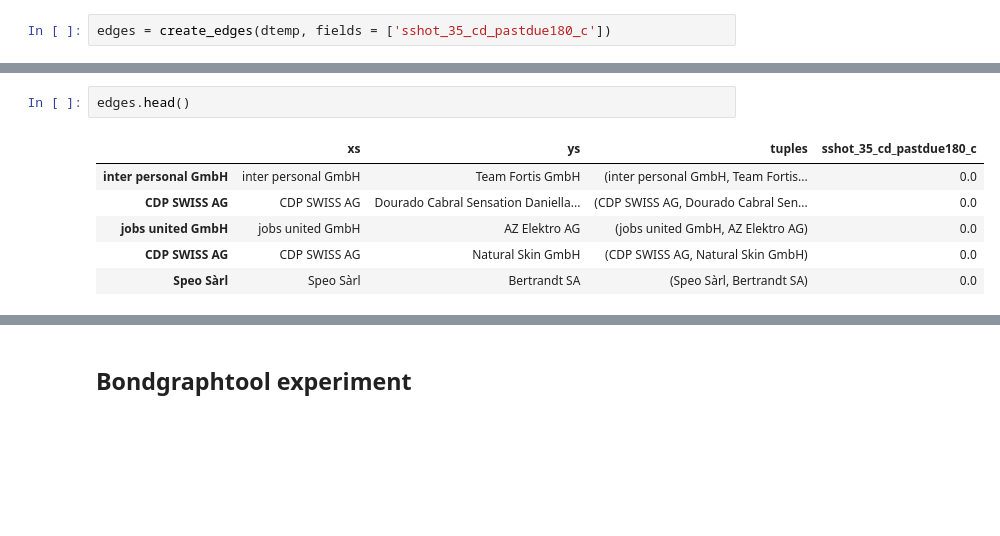
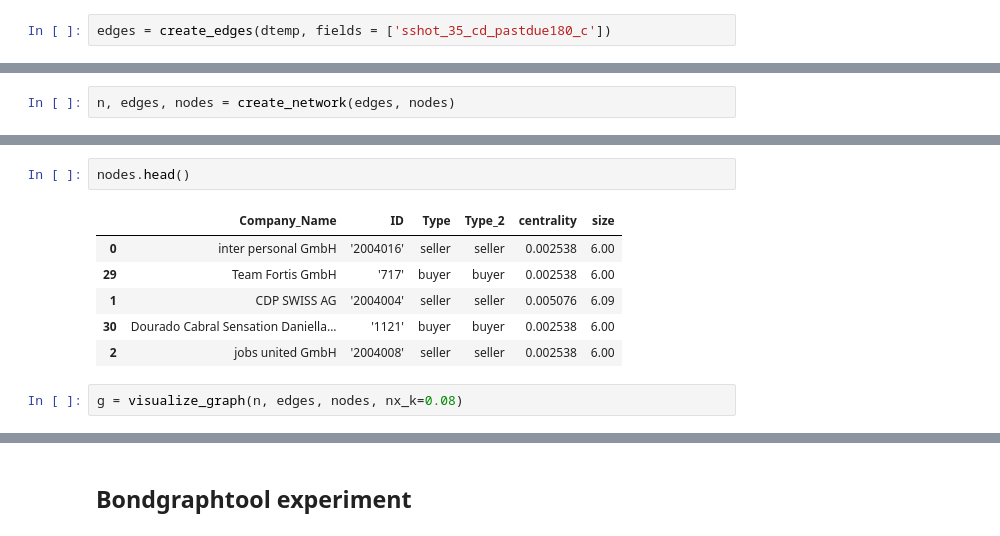
Before and after one commit to davidemariani/networkAnalysisForML, a Jupyter notebook: network_modelling_testing.ipynb, the cells around one changed output, grey strips where cells are left out. Cells and saved outputs as stored; diff of their text form; blank space fills up the shorter version.

Commit message:
network modelling and visualization progressed

```diff
--- a/network_modelling_testing.ipynb
+++ b/network_modelling_testing.ipynb
@@ -142,0 +155,2 @@ edges = create_edges(dtemp, fields = ['sshot_35_cd_pastdue180_c'])
+# %%
+n, edges, nodes = create_network(edges, nodes)
@@ -143,9 +168,11 @@ edges = create_edges(dtemp, fields = ['sshot_35_cd_pastdue180_c'])
 # %%
-edges.head()
+nodes.head()
 # %% [output]
-|  | xs | ys | tuples | sshot_35_cd_pastdue180_c |
-| inter personal GmbH | inter personal GmbH | Team Fortis GmbH | (inter personal GmbH, Team Fortis... | 0.0 |
-| CDP SWISS AG | CDP SWISS AG | Dourado Cabral Sensation Daniella... | (CDP SWISS AG, Dourado Cabral Sen... | 0.0 |
-| jobs united GmbH | jobs united GmbH | AZ Elektro AG | (jobs united GmbH, AZ Elektro AG) | 0.0 |
-| CDP SWISS AG | CDP SWISS AG | Natural Skin GmbH | (CDP SWISS AG, Natural Skin GmbH) | 0.0 |
-| Speo Sàrl | Speo Sàrl | Bertrandt SA | (Speo Sàrl, Bertrandt SA) | 0.0 |
+|  | Company_Name | ID | Type | Type_2 | centrality | size |
+| 0 | inter personal GmbH | '2004016' | seller | seller | 0.002538 | 6.00 |
+| 29 | Team Fortis GmbH | '717' | buyer | buyer | 0.002538 | 6.00 |
+| 1 | CDP SWISS AG | '2004004' | seller | seller | 0.005076 | 6.09 |
+| 30 | Dourado Cabral Sensation Daniella... | '1121' | buyer | buyer | 0.002538 | 6.00 |
+| 2 | jobs united GmbH | '2004008' | seller | seller | 0.002538 | 6.00 |
+# %%
+g = visualize_graph(n, edges, nodes, nx_k=0.08)
```
Also changed, not shown: parts of 7 cells of this notebook, 1 other file.
